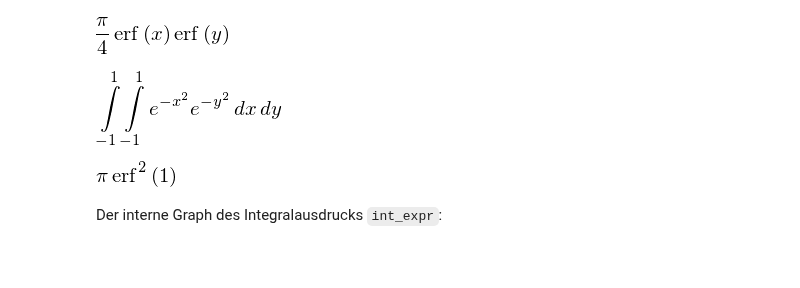
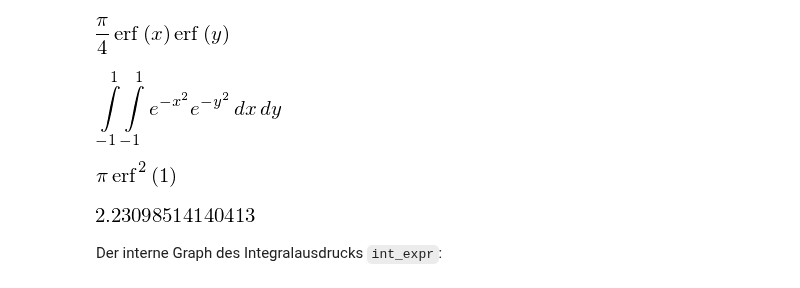
Before and after one commit to haraldschilly/python-fuer-mathematiker, a Jupyter notebook: doc/3-1-symbolisch_rechnen.ipynb, the cells around one changed output. Saved outputs shown, nothing was run; the diff lists cells and outputs as text; code cells hidden in the pictures; blank space fills up the shorter version.

```diff
--- a/doc/3-1-symbolisch_rechnen.ipynb
+++ b/doc/3-1-symbolisch_rechnen.ipynb
@@ -500,5 +558,9 @@ exp2_i2
 exp2_i2.doit()
 # %% [output]
 [figure]
+# %%
+exp2_i2.doit().evalf()
+# %% [output]
+[figure, added]
 # %% [markdown]
 Der interne Graph des Integralausdrucks `int_expr`:
```
Also changed, not shown: parts of 21 cells of this notebook.
